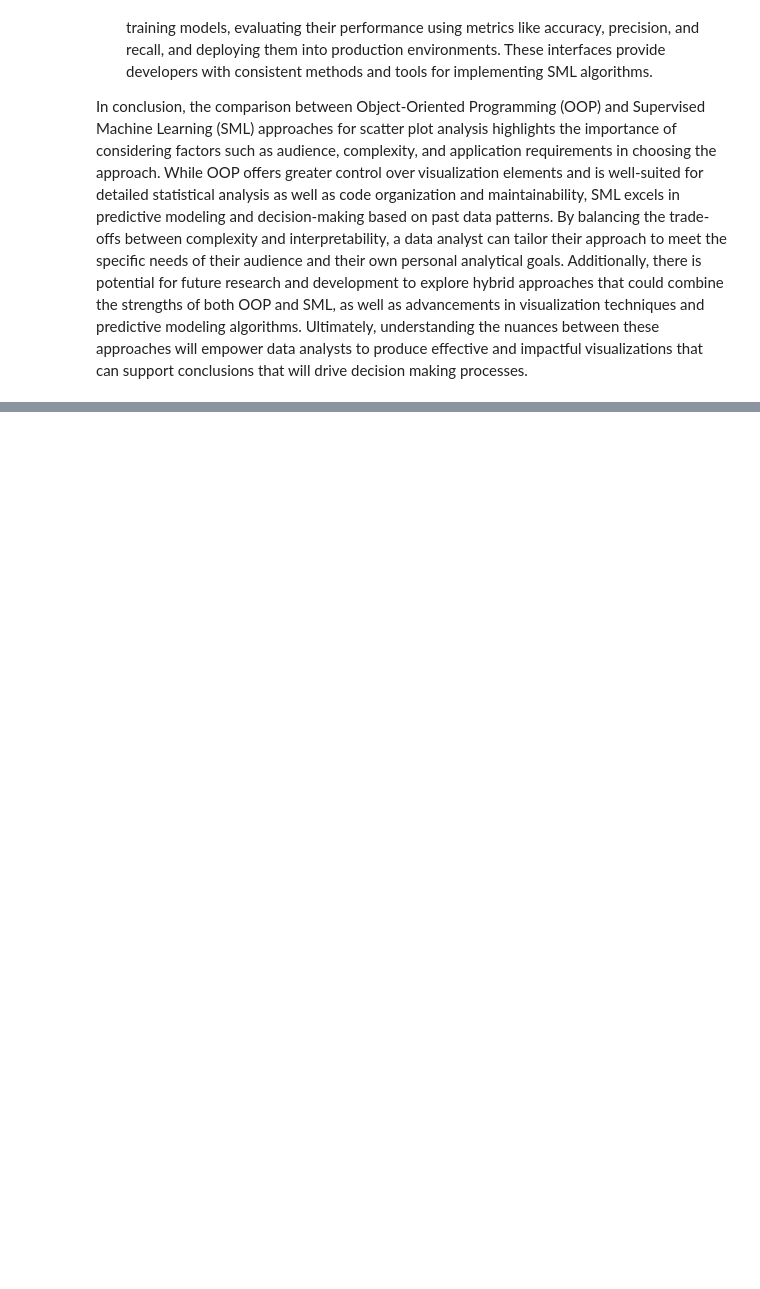
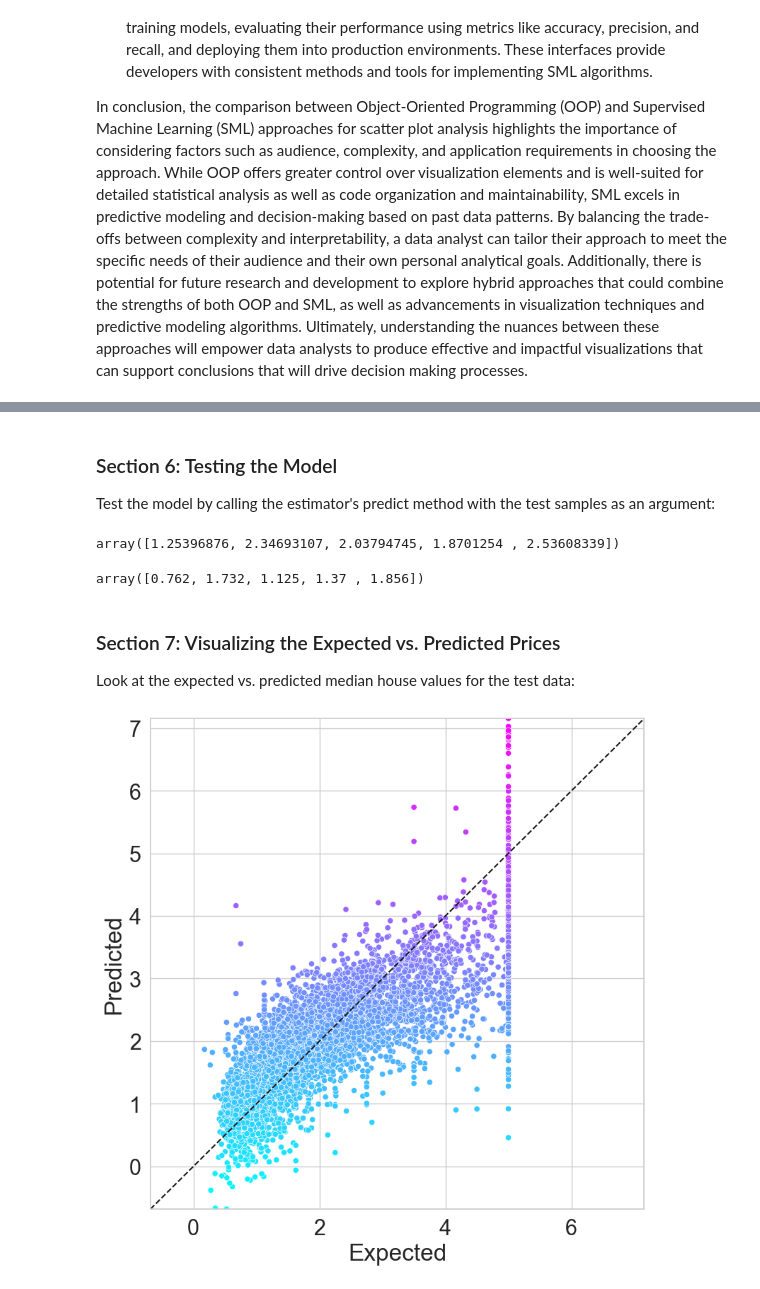
Before and after one commit to dgraves4/datafun-07-ml, a Jupyter notebook: dgraves_ml.ipynb, the cells around one changed output, grey strips where cells are left out. Drawn from its saved outputs; the diff is of its cells as text; code cells hidden in the pictures; blank space fills up the shorter version.

```diff
--- a/dgraves_ml.ipynb
+++ b/dgraves_ml.ipynb
@@ -316,0 +466,6 @@ In conclusion, the comparison between Object-Oriented Programming (OOP) and Supe
+# %%
+# Create estimator
+linear_regression = LinearRegression()
+# %%
+# Invoke fit method for training
+linear_regression.fit(X=X_train, y=y_train)
@@ -316,0 +492,49 @@ In conclusion, the comparison between Object-Oriented Programming (OOP) and Supe
+# %% [markdown]
+### Section 6: Testing the Model
+
+Test the model by calling the estimator's predict method with the test samples as an argument:
+# %%
+# Store array of predictions in predicted
+predicted = linear_regression.predict(X_test)
+
+# Store expected values in expected
+expected = y_test
+
+#Look at first five predictions
+predicted[:5]
+# %% [output]
+array([1.25396876, 2.34693107, 2.03794745, 1.8701254 , 2.53608339])
+# %%
+# Look at first five coresponding expected values
+expected[:5]
+# %% [output]
+array([0.762, 1.732, 1.125, 1.37 , 1.856])
+# %% [markdown]
+### Section 7: Visualizing the Expected vs. Predicted Prices
+
+Look at the expected vs. predicted median house values for the test data:
+# %%
+# Create a DataFrame containing columns for expected and predicted values
+df = pd.DataFrame()
+df['Expected'] = pd.Series(expected)
+df['Predicted'] = pd.Series(predicted)
+# %%
+# Plot the data as a scatterplot
+figure = plt.figure(figsize=(9, 9))
+
+axes = sns.scatterplot(data=df, x='Expected', y='Predicted',
+     hue='Predicted', palette='cool', legend=False)
+
+# Set x and y axes' to be the same scale
+start = min(expected.min(), predicted.min())
+
+end = max(expected.max(), predicted.max())
+
+axes.set_xlim(start, end)
+
+axes.set_ylim(start, end)
+
+# Display plot with perfect predictions line and line style formatting
+line = plt.plot([start, end], [start, end], 'k--')
+# %% [output]
+[figure, added]
```
Also changed, not shown: parts of 38 cells of this notebook.
